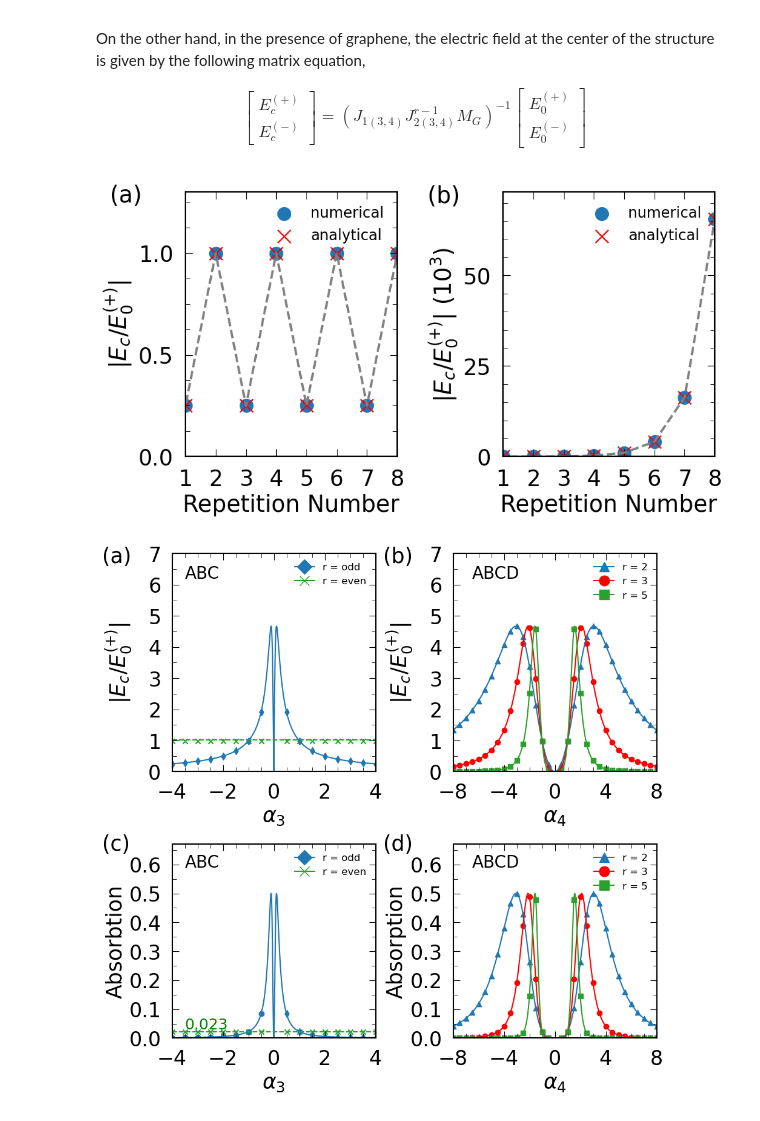
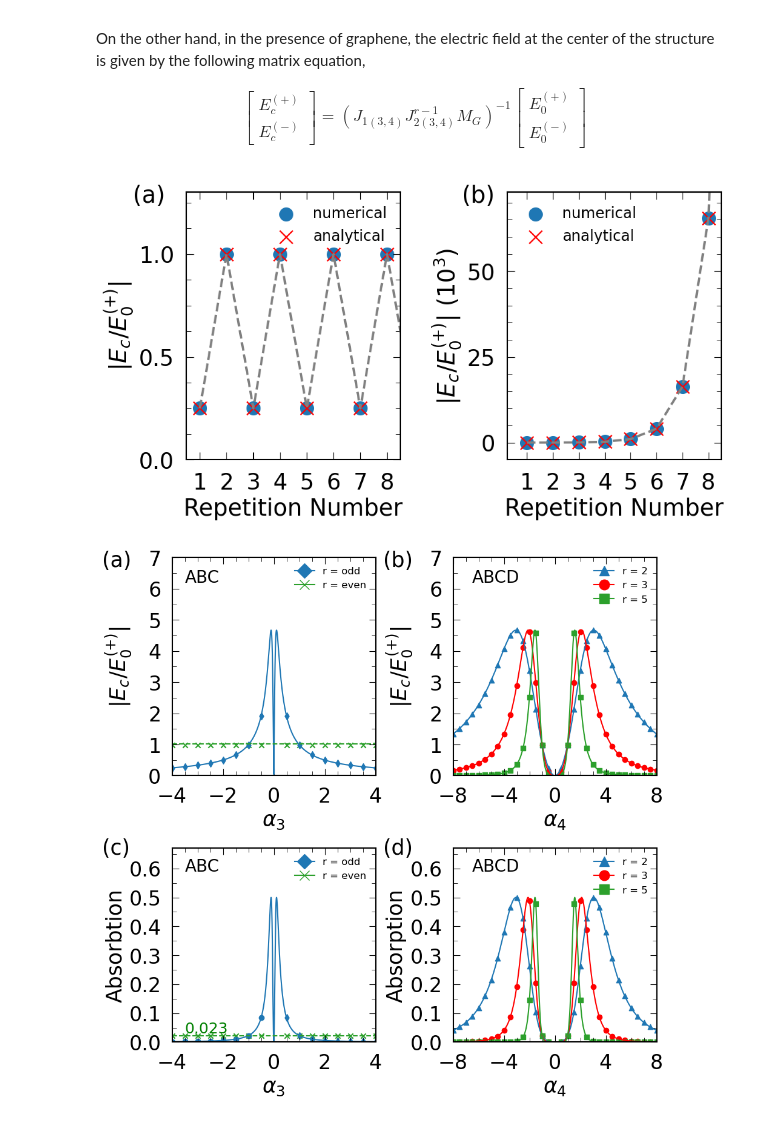
Before and after one commit to solihinn17/graphene-stack-absorption, a Jupyter notebook: calculation.ipynb, the cells around one changed output. Cells and saved outputs as stored; diff of their text form; code cells hidden in the pictures.

Commit message:
Update Calculation for Figure 3

```diff
--- a/calculation.ipynb
+++ b/calculation.ipynb
@@ -278,9 +278,9 @@ EE4 = np.zeros(dat+1)
 AA  = np.zeros(dat+1)
 
 for i in range (dat+1):
-    AA[i]     = i
-    EE3[i]     = ec(4,i)
-    EE4[i]    = ec4(4,i)
+    AA[i]     = i+1
+    EE3[i]    = ec(4,i+1)
+    EE4[i]    = ec4(4,i+1)
 
 # Analytical calculation
 x  = np.linspace(0,8,dat+1) #repetition
@@ -322,37 +322,37 @@ axABC.scatter( AA, EE3, label='numerical',color='C0',s=200)
 axABC.scatter( x, analitic_EE3, label='analytical',marker='x',color='red',s=200)
 axABC.xaxis.set_major_locator(mpl.ticker.MultipleLocator(1))
 axABC.yaxis.set_major_locator(mpl.ticker.MultipleLocator(0.5))
 axABC.yaxis.set_minor_locator(mpl.ticker.MultipleLocator(0.125))
-axABC.set_xlim(1,8)
+axABC.set_xlim(0.5,8.5)
 axABC.set_ylim(0.0,1.3)
 axABC.legend(loc='best',fontsize=16,frameon=False)
 axABC.set_ylabel('$|E_c/E_0^{(+)}|$')
 axABC.set_xlabel('Repetition Number')
 axABC.tick_params(axis='both', which='major', pad=13)
 axABC.xaxis.label.set_fontsize(25)
 axABC.yaxis.label.set_fontsize(25)
 axABC.text(-1.5, 1.25, '(a)', fontsize=25)
 
 # ABCD
 axABCD.plot( AA, EE4 / 10**3,linestyle='--',color='grey',linewidth=2.5)
 axABCD.scatter( AA, EE4 / 10**3, label='numerical',color='C0',s=200)
 axABCD.scatter( x, analitic_EE4 / 10**3, label='analytical',marker='x',color='red',s=200)
 axABCD.xaxis.set_major_locator(mpl.ticker.MultipleLocator(1))
 axABCD.yaxis.set_major_locator(mpl.ticker.MultipleLocator(25))
 axABCD.yaxis.set_minor_locator(mpl.ticker.MultipleLocator(5))
-axABCD.set_xlim(1,8)
-axABCD.set_ylim(0,73)
+axABCD.set_xlim(0.25,8.5)
+axABCD.set_ylim(-5,73)
 axABCD.legend(loc='best',fontsize=16,frameon=False)
 axABCD.set_ylabel('$|E_c/E_0^{(+)}|$ $(10^3)$')
 axABCD.set_xlabel('Repetition Number')
 axABCD.tick_params(axis='both', which='major', pad=13)
 axABCD.xaxis.label.set_fontsize(25)
 axABCD.yaxis.label.set_fontsize(25)
 axABCD.text(-1.5, 70, '(b)', fontsize=25)
 
 plt.savefig('figure3.pdf',bbox_inches='tight')
 # %% [output]
-[figure, old version]
+[figure, new version]
 # %%
 # The matching matrix
 
```
